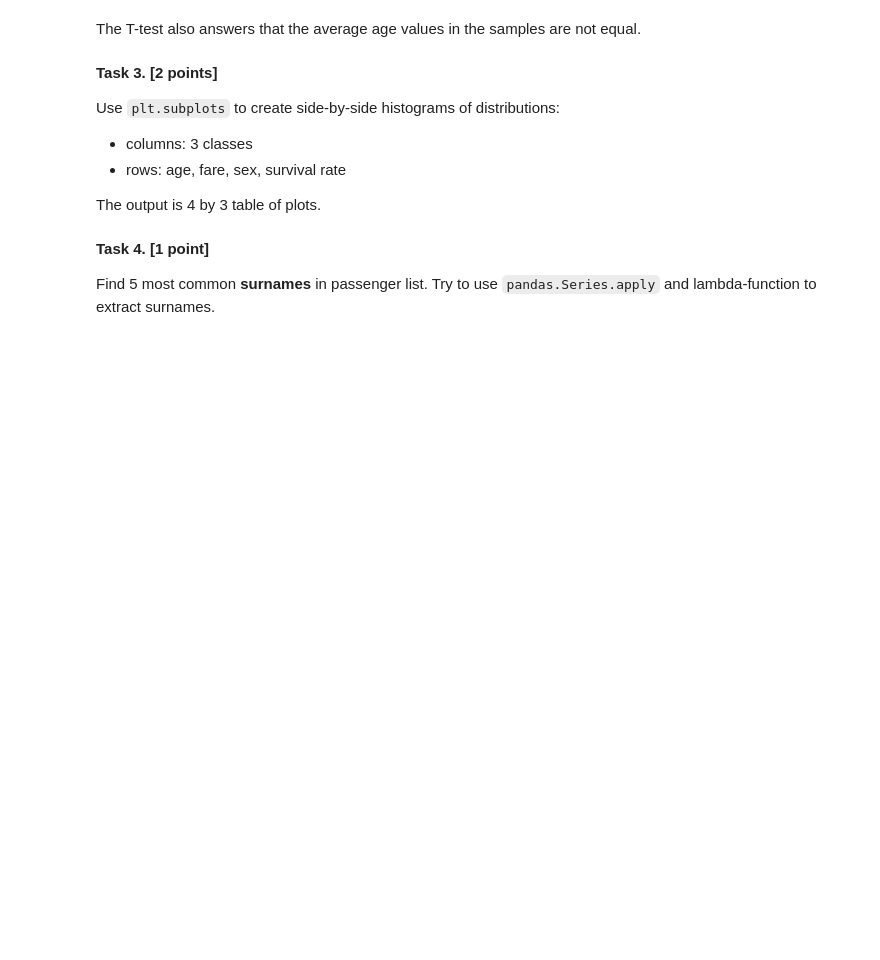
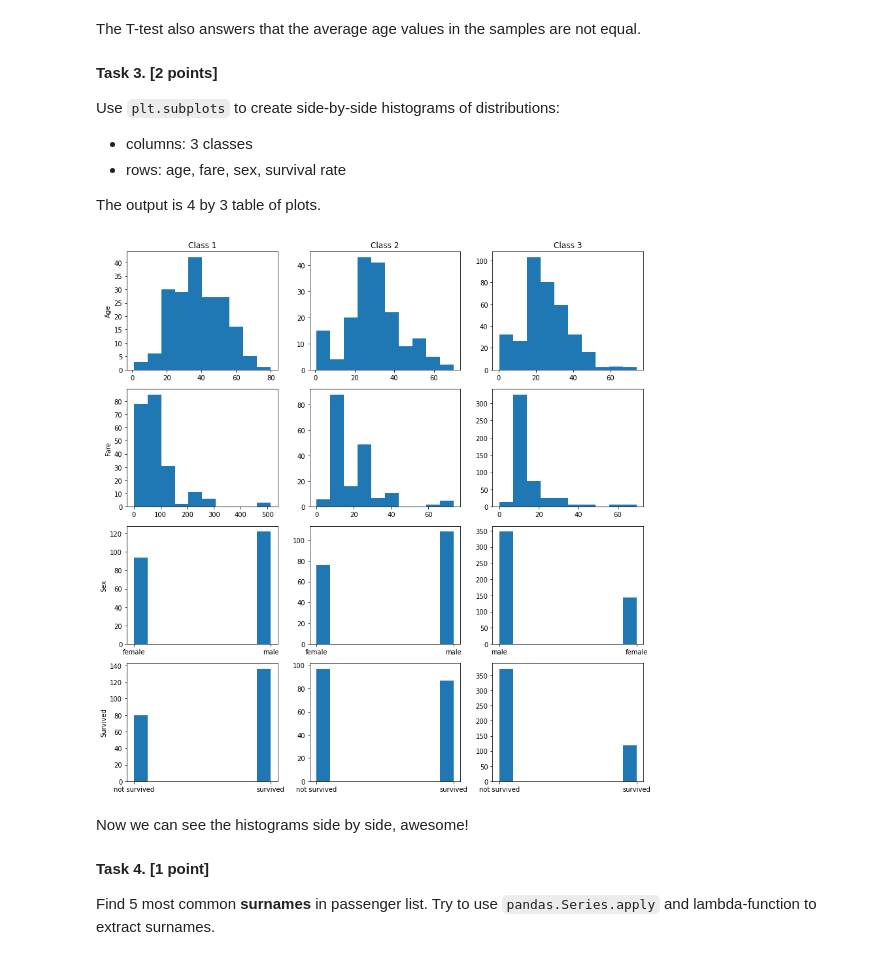
Before and after one commit to eugeuie/machine-learning, a Jupyter notebook: homework_1_numpy_pandas_matplotlib/2021_lab01_m103_Abdullaeva_Evgenia.ipynb, the cells around one changed output. Saved outputs shown, nothing was run; the diff lists cells and outputs as text; code cells hidden in the pictures; blank space fills up the shorter version.

```diff
--- a/homework_1_numpy_pandas_matplotlib/2021_lab01_m103_Abdullaeva_Evgenia.ipynb
+++ b/homework_1_numpy_pandas_matplotlib/2021_lab01_m103_Abdullaeva_Evgenia.ipynb
@@ -837,6 +837,31 @@ Use `plt.subplots` to create side-by-side histograms of distributions:
 - rows: age, fare, sex, survival rate
 
 The output is 4 by 3 table of plots.
+# %%
+cols = ['Class {}'.format(i) for i in range(1, 4)]
+rows = ['Age', 'Fare', 'Sex', 'Survived']
+
+fig, axes = plt.subplots(nrows=4, ncols=3, figsize=(12, 12))
+
+for ax, row in zip(axes[:, 0], rows):
+    ax.set_ylabel(row)
+
+for ax, col in zip(axes[0], cols):
+    ax.set_title(col)
+
+for i in range(4):
+    for j in range(3):
+        axes[i][j].hist(db[db['Pclass'] == j+1][rows[i]])
+        if rows[i] == 'Survived':
+            axes[i][j].set_xticks([0, 1])
+            axes[i][j].set_xticklabels(['not survived', 'survived'])
+
+fig.tight_layout()
+plt.show()
+# %% [output]
+[figure, added]
+# %% [markdown]
+Now we can see the histograms side by side, awesome!
 # %% [markdown]
 **Task 4. [1 point]**
 
```
Also changed, not shown: parts of 6 cells of this notebook.
